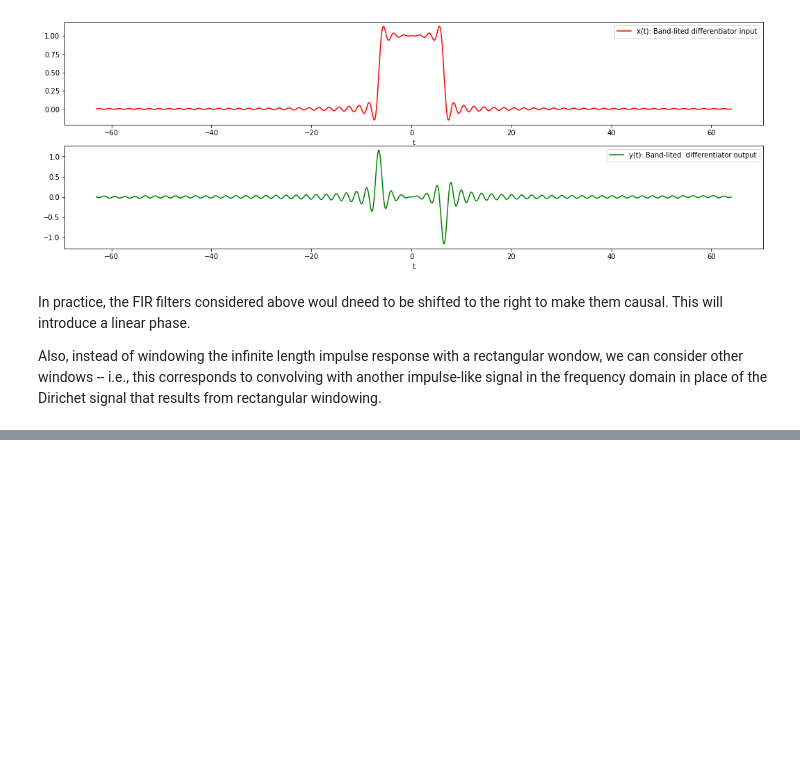
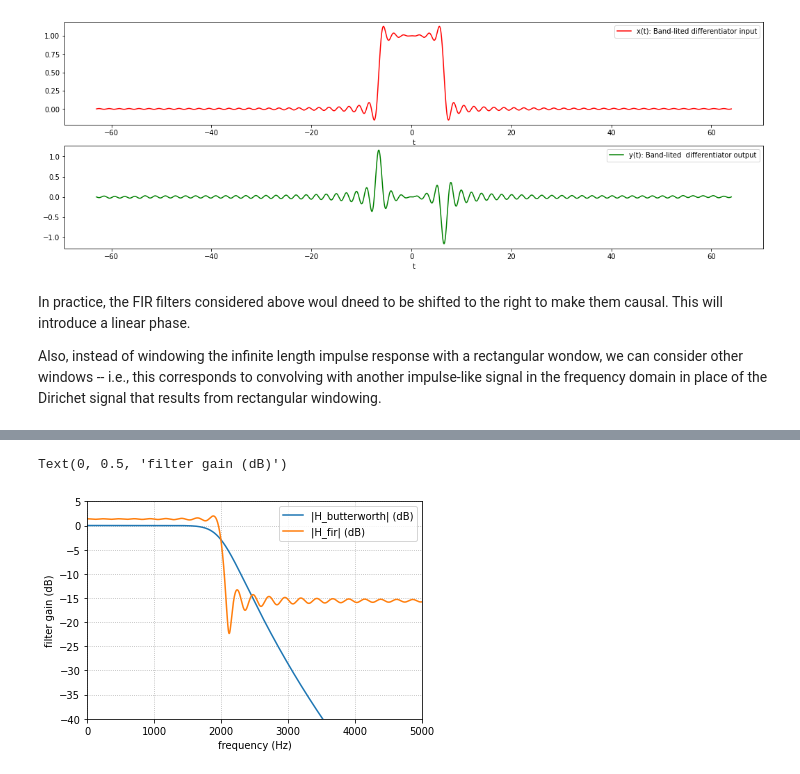
Before and after one commit to keithchugg/ee301_spring2021, a Jupyter notebook: lecture_examples/DTFT_examples.ipynb, the cells around one changed output, grey strips where cells are left out. Drawn from its saved outputs; the diff is of its cells as text; code cells hidden in the pictures; blank space fills up the shorter version.

```diff
--- a/lecture_examples/DTFT_examples.ipynb
+++ b/lecture_examples/DTFT_examples.ipynb
@@ -168,7 +170,7 @@ ax[0].set_xlabel('n')
 
 
 
-H = np.zeros(len(v))
+H_by_j = np.zeros(len(v))
 for n in range(M + 1):
     ## Note: h[n] = - h[-n], so h[n] e^(-j 2pi v n) + h[-n] e^(j 2pi v n) = 2j sin(2 pi v n)
     H_by_j += -2 * h[n + M] * np.sin(2 * np.pi * n * v)
@@ -222,0 +269,20 @@ Also, instead of windowing the infinite length impulse response with a rectangul
+# %%
+w, H_butter = signal.freqz(b, a, worN=2**16)
+nu =  ( w / ( 2 * np.pi ) )
+
+H_fir = np.ones(len(nu)) * h_fir[M]
+for n in range(M+ 1):
+    H_fir += 2 * h_fir[n + M] * np.cos(2 * np.pi * n * nu)
+
+plt.figure()
+plt.plot(nu * fs, 20 * np.log10(abs(H_butter)), label='|H_butterworth| (dB)')
+plt.plot(nu * fs, 20 * np.log10(abs(H_fir)), label='|H_fir| (dB)')
+plt.legend()
+plt.grid(linestyle=':')
+plt.xlim(0, 5000)
+plt.ylim([-40, 5])
+plt.xlabel(f'frequency (Hz)')
+plt.ylabel('filter gain (dB)')
+# %% [output]
+Text(0, 0.5, 'filter gain (dB)')
+[figure, added]
```
Also changed, not shown: parts of 8 cells of this notebook, 11 other files.
